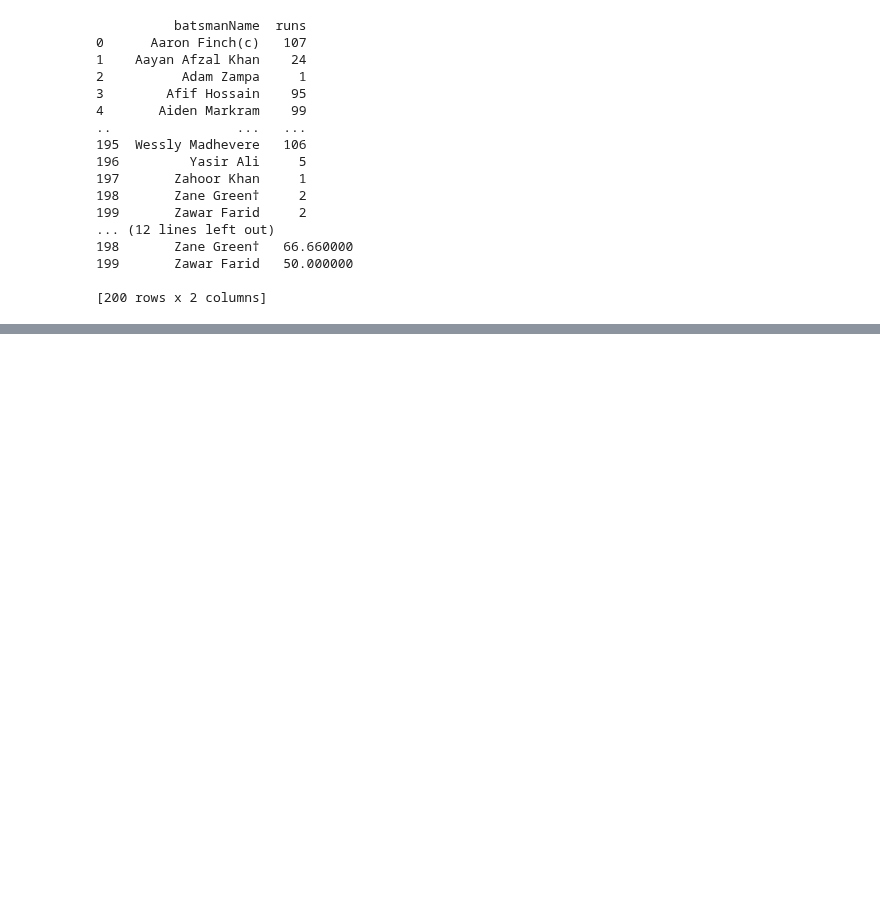
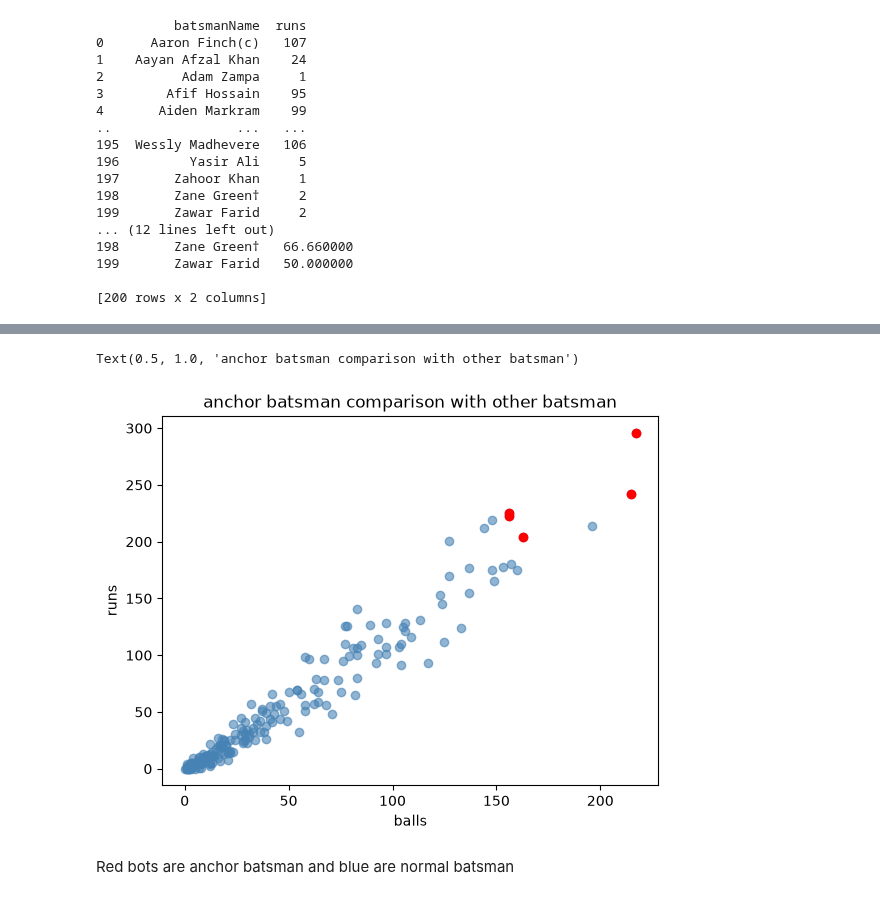
Before and after one commit to Samarth-shukla-23/T_20_worldcup_analysis, a Jupyter notebook: T_20_analysis.ipynb, the cells around one changed output, grey strips where cells are left out. Saved outputs shown, nothing was run; the diff lists cells and outputs as text; code cells hidden in the pictures; blank space fills up the shorter version.

```diff
--- a/T_20_analysis.ipynb
+++ b/T_20_analysis.ipynb
@@ -424,0 +486,18 @@ Text(0.5, 1.0, 'Batsman comparison')
+# %%
+df_batsman=df_batting
+df_batsman.drop(anchor_batsman.index,inplace=True)
+df_batsman["runs"]=pd.to_numeric(df_batsman["runs"],errors="coerce")
+df_batsman["balls"]=pd.to_numeric(df_batsman["balls"],errors="coerce")
+df_batsman_runs=df_batsman.groupby("batsmanName")["runs"].sum().reset_index()
+df_batsman_total_ballfaced=df_batsman.groupby("batsmanName")["balls"].sum().reset_index()
+# %%
+plt.scatter(df_batsman_total_ballfaced["balls"],df_batsman_runs["runs"],color="steelblue",alpha=0.6,label="other batsman")
+plt.scatter(anchor_batsman["balls"],anchor_batsman["runs"],color="red",label="anchor batsman")
+plt.xlabel("balls")
+plt.ylabel("runs")
+plt.title("anchor batsman comparison with other batsman")
+# %% [output]
+Text(0.5, 1.0, 'anchor batsman comparison with other batsman')
+[figure, added]
+# %% [markdown]
+Red bots are anchor batsman and blue are normal batsman
```
Also changed, not shown: parts of 31 cells of this notebook.
